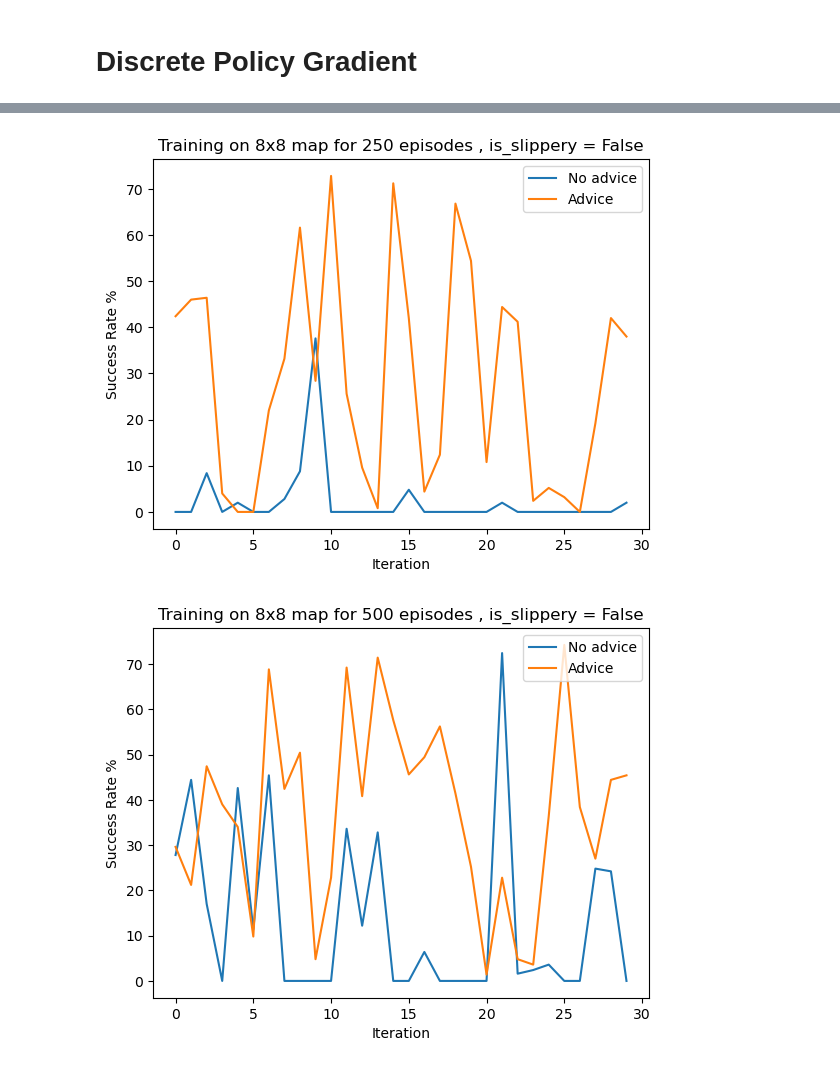
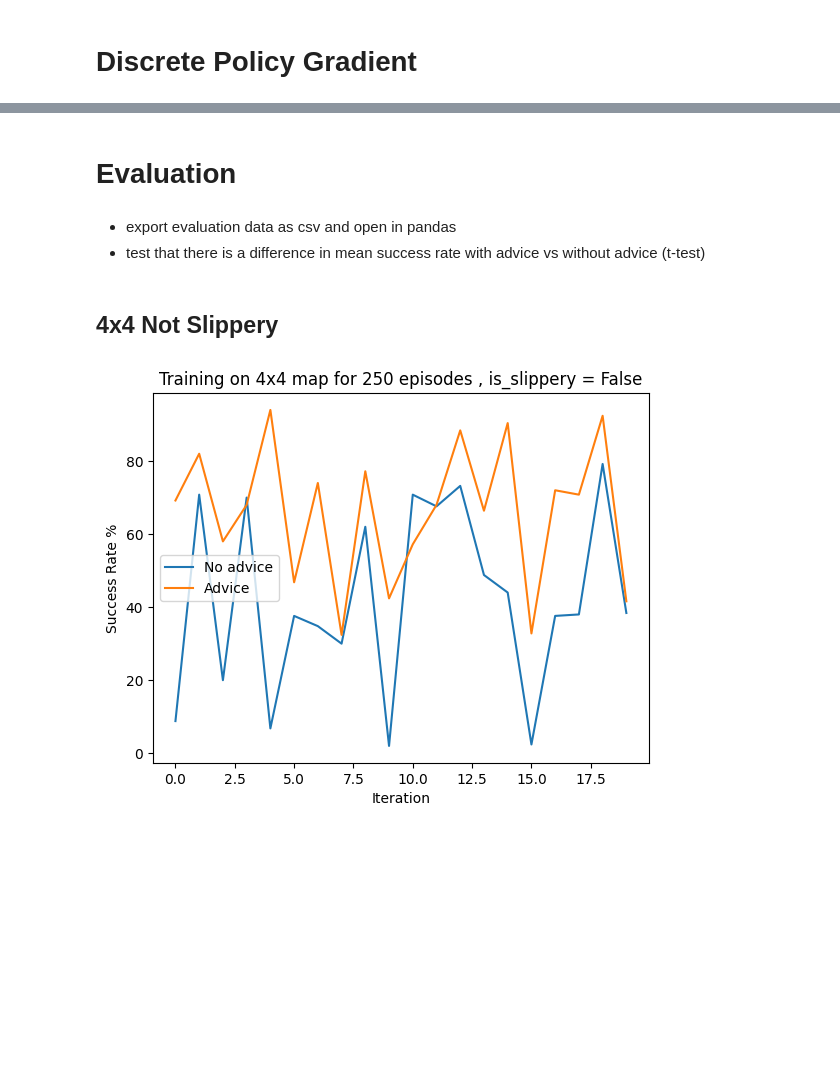
Before and after one commit to ssm-lab/Opinion-Guided-Reinforcement-Learning, a Jupyter notebook: main code/discrete_policy_grad_implementation.ipynb, the cells around one changed output, grey strips where cells are left out. Drawn from its saved outputs; the diff is of its cells as text; code cells hidden in the pictures; blank space fills up the shorter version.

```diff
--- a/main code/discrete_policy_grad_implementation.ipynb
+++ b/main code/discrete_policy_grad_implementation.ipynb
@@ -22,7 +16,7 @@ def pi(state, theta):
 
     return logits / np.sum(logits)
 # %%
-def update_policy(ep_states, ep_actions, ep_probs, ep_returns, theta, alpha):
+def update_policy(ep_states, ep_actions, ep_probs, ep_returns, theta, alpha, num_actions):
 
     for t in range(0,len(ep_states)):
         state = ep_states[t]
@@ -30,7 +24,7 @@ def update_policy(ep_states, ep_actions, ep_probs, ep_returns, theta, alpha):
         prob = ep_probs[t]
         action_return = ep_returns[t]
 
-        phi = np.zeros([1, actions])
+        phi = np.zeros([1, num_actions])
         phi[0, action] = 1
 
         score = phi - prob
@@ -130,9 +124,9 @@ def cert_to_policy(certs):
 
     return theta
 # %%
-def human_advice():
+def human_advice(num_states, num_actions):
     # create initialized theta matrix of zeros
-    policy_num = np.zeros((states, actions))
+    policy_num = np.zeros((num_states, num_actions))
 
     # 1a/2b convert policy from agent into a matrix of certainties
     policy_cert = policy_to_certanity(policy_num)
@@ -148,13 +142,13 @@ def human_advice():
 
     np.savetxt('human_advised_policy', theta, delimiter= ',')
 # %%
-def discrete_policy_grad(MAX_EPISODES = 1000, advice = False):
+def discrete_policy_grad(num_states, num_actions, map_size, MAX_EPISODES, slippery, alpha, gamma, advice):
 
     # train model using human advice if available
     if advice == True:
-        human_advice()
+        human_advice(num_states, num_actions)
         theta = np.loadtxt('human_advised_policy', delimiter=",")
-    else: theta = np.zeros((states, actions))
+    else: theta = np.zeros((num_states, num_actions))
 
 
     # train model using discrete policy grad
@@ -172,7 +166,7 @@ def discrete_policy_grad(MAX_EPISODES = 1000, advice = False):
             # add state to ep_states list
             ep_states.append(state)
             # pass state thru policy to get action_probs
-            action_probs = pi(state, theta)
+            action_probs = pi(state, theta, num_actions)
             # add action probabilities to action_probs list
             ep_probs.append(action_probs)
             # choose an action
@@ -191,7 +185,7 @@ def discrete_policy_grad(MAX_EPISODES = 1000, advice = False):
         total_reward.append(sum(ep_rewards))
 
         # update policy
-        update_policy(ep_states, ep_actions, ep_probs, ep_returns, theta, alpha)
+        update_policy(ep_states, ep_actions, ep_probs, ep_returns, theta, alpha, num_actions)
 
     #np.savetxt('theta', theta, delimiter= ',')
     env.close()
@@ -211,15 +205,15 @@ def discrete_policy_grad(MAX_EPISODES = 1000, advice = False):
     #plt.ylabel('Cumulative Reward')
     #plt.show()
 # %%
-def evaluate(iterations, MAX_EPISODES):
+def evaluate(experiments, MAX_EPISODES):
     no_advice_success_rates = []
-    for i in range(iterations):
-        iteration = discrete_policy_grad(MAX_EPISODES = MAX_EPISODES, advice = False)
+    for i in range(experiments):
+        iteration = discrete_policy_grad(num_states, num_actions, map_size, MAX_EPISODES, slippery, alpha, gamma, advice = False)
         no_advice_success_rates.append(iteration)
 
     advice_success_rates = []
-    for i in range(iterations):
-        iteration = discrete_policy_grad(MAX_EPISODES = MAX_EPISODES, advice = True)
+    for i in range(experiments):
+        iteration = discrete_policy_grad(num_states, num_actions, map_size, MAX_EPISODES, slippery, alpha, gamma, advice = True)
         advice_success_rates.append(iteration)
 
     plt.plot(no_advice_success_rates, label = 'No advice')
@@ -229,3 +223,10 @@ def evaluate(iterations, MAX_EPISODES):
     plt.ylabel('Success Rate %')
     plt.legend()
     plt.show()
+# %% [markdown]
+# Evaluation
+# %% [markdown]
+- export evaluation data as csv and open in pandas
+- test that there is a difference in mean success rate with advice vs without advice (t-test)
+# %% [markdown]
+## 4x4 Not Slippery
@@ -232,8 +238,4 @@ def evaluate(iterations, MAX_EPISODES):
 # %%
-evaluate(iterations = 30, MAX_EPISODES = 250)
+evaluate(experiments= 20, MAX_EPISODES= 250)
 # %% [output]
-[figure, old version]
+[figure, new version]
-# %%
-evaluate(iterations = 30, MAX_EPISODES = 500)
-# %% [output]
-[figure, removed]
```
Also changed, not shown: parts of 6 cells of this notebook, 6 other files.
